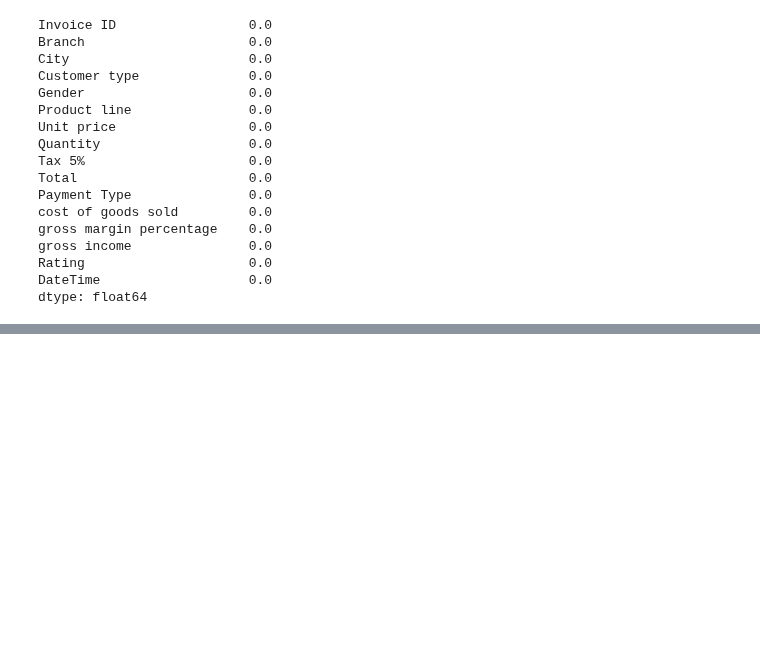
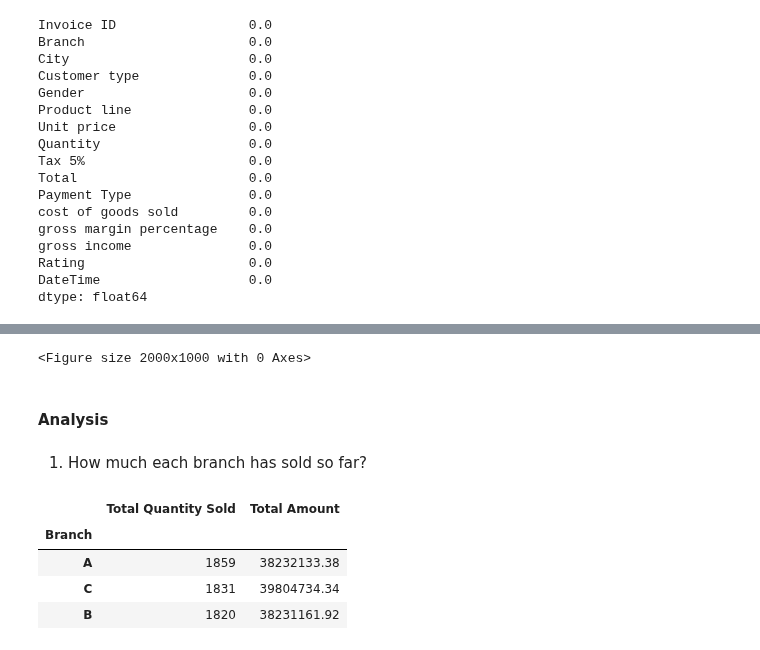
Before and after one commit to Ife96/PythonForDataAnalysis, a Jupyter notebook: Supermarket Data Analysis.ipynb, the cells around one changed output, grey strips where cells are left out. Saved outputs shown, nothing was run; the diff lists cells and outputs as text; code cells hidden in the pictures; blank space fills up the shorter version.

Commit message:
changes on analysis

```diff
--- a/Supermarket Data Analysis.ipynb
+++ b/Supermarket Data Analysis.ipynb
@@ -635,0 +703,27 @@ comb_df['Total'] = comb_df['Total'].fillna(mean_total)
+# %%
+# helper functions
+
+plt.figure(figsize=(20, 10)).patch.set_facecolor('none')
+
+def generate_bar_plot(x , y, xlabel, ylabel):
+    plt.bar(x,y,color='grey', edgecolor='black')
+    plt.title(f'Plot of {ylabel} against {xlabel}')
+    plt.xlabel(xlabel)
+    plt.ylabel(ylabel)
+    sb.despine()
+    plt.show()
+
+
+def generate_line_plot(x, y, xlabel, ylabel, data):
+    sb.lineplot(x=x, y=y, data=data)
+    plt.xlabel(xlabel)
+    plt.ylabel(ylabel)
+    plt.title(f'Plot of how {ylabel} changes with {xlabel}')
+    sb.despine()
+    plt.show()
+# %% [output]
+<Figure size 2000x1000 with 0 Axes>
+# %% [markdown]
+#### Analysis
+# %% [markdown]
+1. How much each branch has sold so far?
@@ -635,0 +734,9 @@ comb_df['Total'] = comb_df['Total'].fillna(mean_total)
+# %%
+branch_sales = branch_sales.sort_values(by='Total Quantity Sold', ascending=False)
+branch_sales
+# %% [output]
+|  | Total Quantity Sold | Total Amount |
+| Branch |  |  |
+| A | 1859 | 38232133.38 |
+| C | 1831 | 39804734.34 |
+| B | 1820 | 38231161.92 |
```
Also changed, not shown: parts of 28 cells of this notebook.
